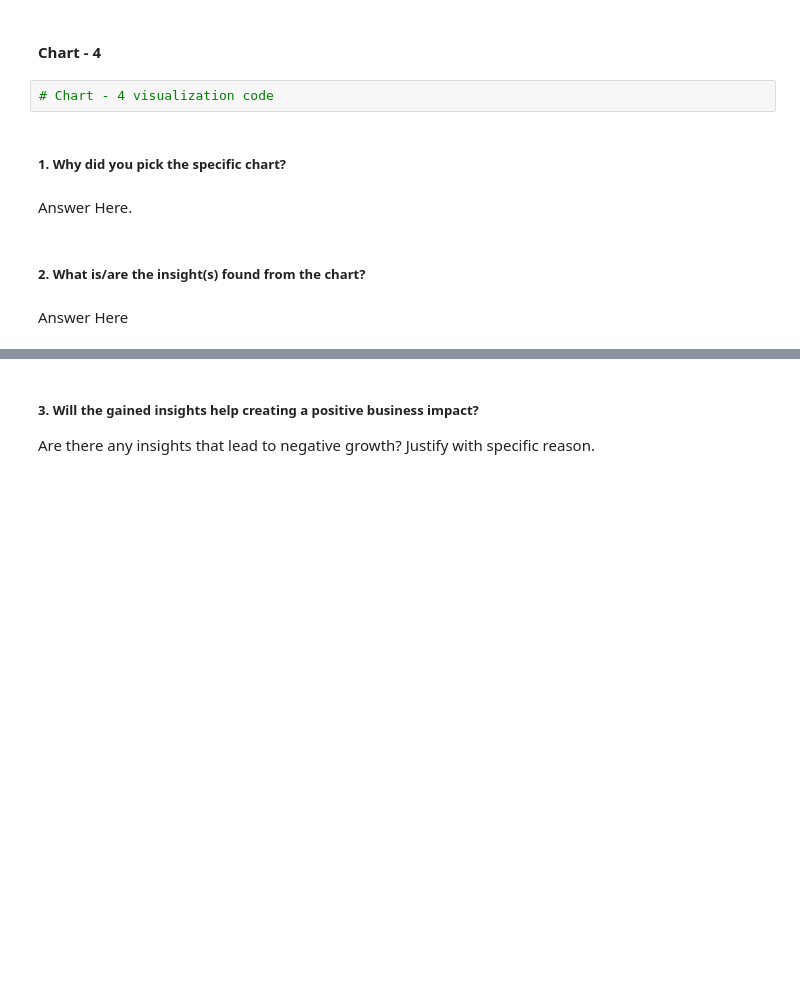
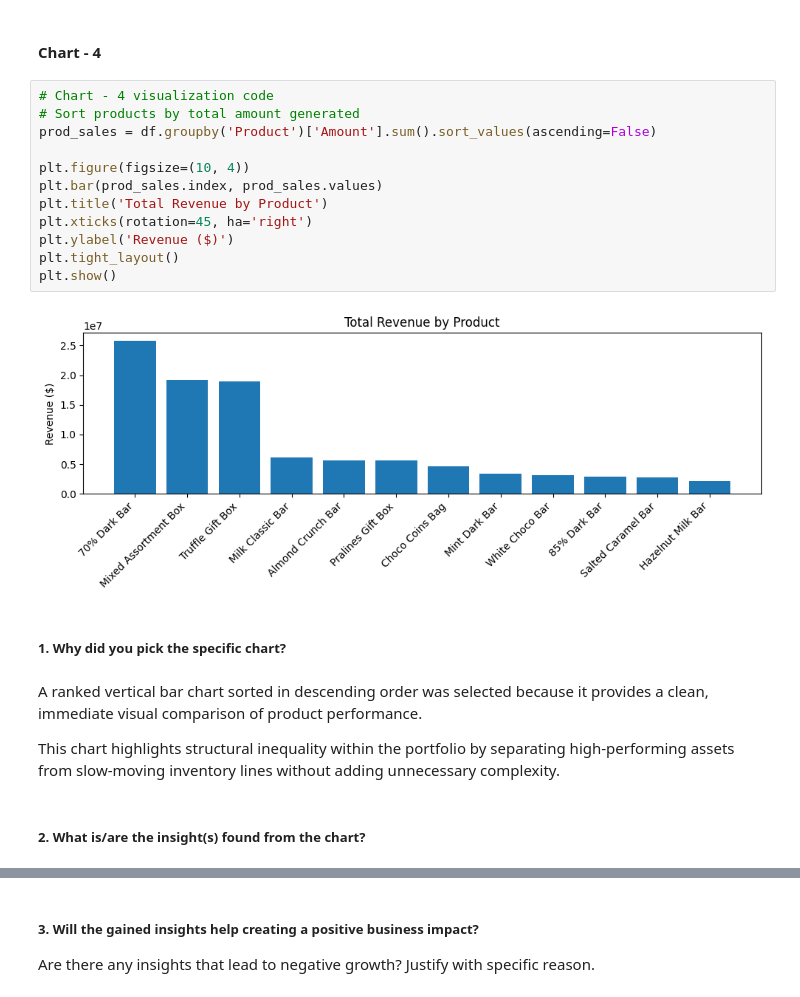
Before and after one commit to Vansh-172/EDA-CAPSTONE-PROJECT, a Jupyter notebook: Vansh_Goyal_EDA_Capstone_Project_Submission.ipynb, the cells around one changed output, grey strips where cells are left out. Saved outputs shown, nothing was run; the diff lists cells and outputs as text; blank space fills up the shorter version.

```diff
--- a/Vansh_Goyal_EDA_Capstone_Project_Submission.ipynb
+++ b/Vansh_Goyal_EDA_Capstone_Project_Submission.ipynb
@@ -282,12 +382,24 @@ Answer Here
 # %% [markdown]
 #### Chart - 4
-# %%
-# Chart - 4 visualization code
+# %%
+# Chart - 4 visualization code
+# Sort products by total amount generated
+prod_sales = df.groupby('Product')['Amount'].sum().sort_values(ascending=False)
+
+plt.figure(figsize=(10, 4))
+plt.bar(prod_sales.index, prod_sales.values)
+plt.title('Total Revenue by Product')
+plt.xticks(rotation=45, ha='right')
+plt.ylabel('Revenue ($)')
+plt.tight_layout()
+plt.show()
+# %% [output]
+[figure, added]
 # %% [markdown]
 ##### 1. Why did you pick the specific chart?
-# %% [markdown]
-Answer Here.
+# %% [markdown]
+A ranked vertical bar chart sorted in descending order was selected because it provides a clean, immediate visual comparison of product performance.
+
+This chart highlights structural inequality within the portfolio by separating high-performing assets from slow-moving inventory lines without adding unnecessary complexity.
 # %% [markdown]
 ##### 2. What is/are the insight(s) found from the chart?
-# %% [markdown]
-Answer Here
```
Also changed, not shown: parts of 78 cells of this notebook.
